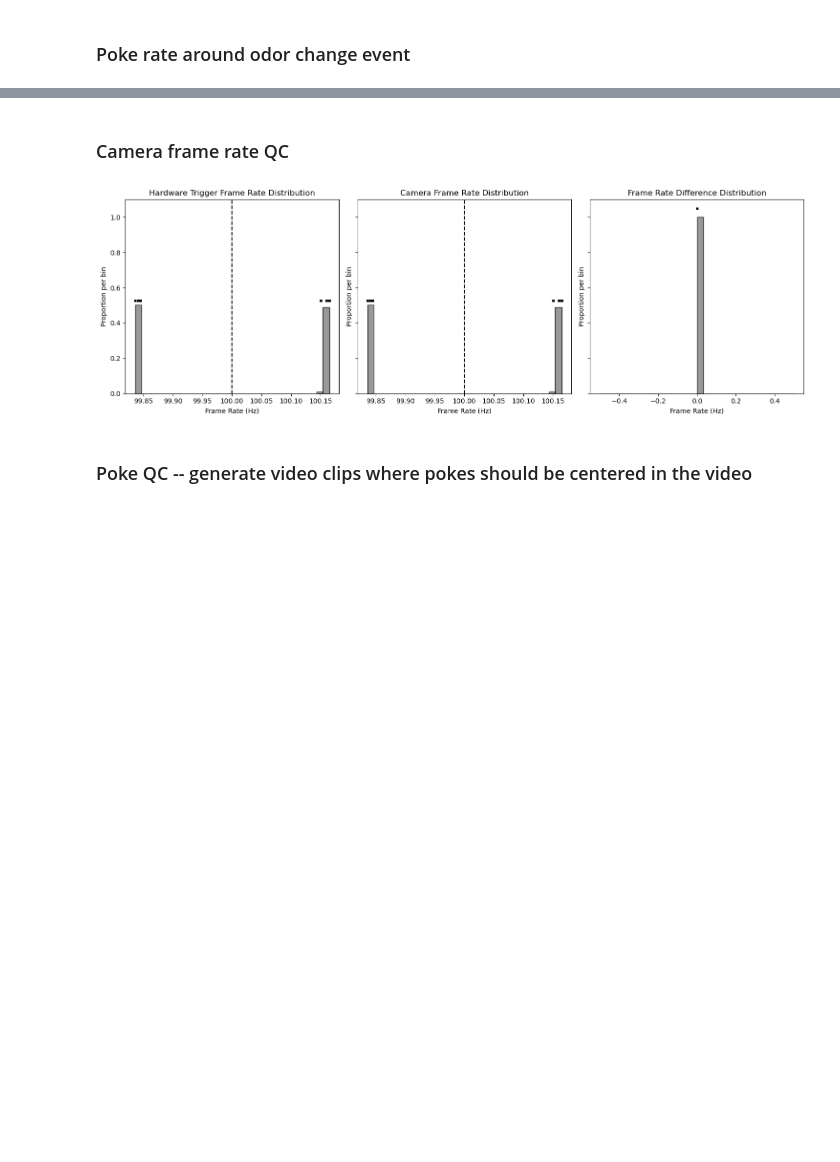
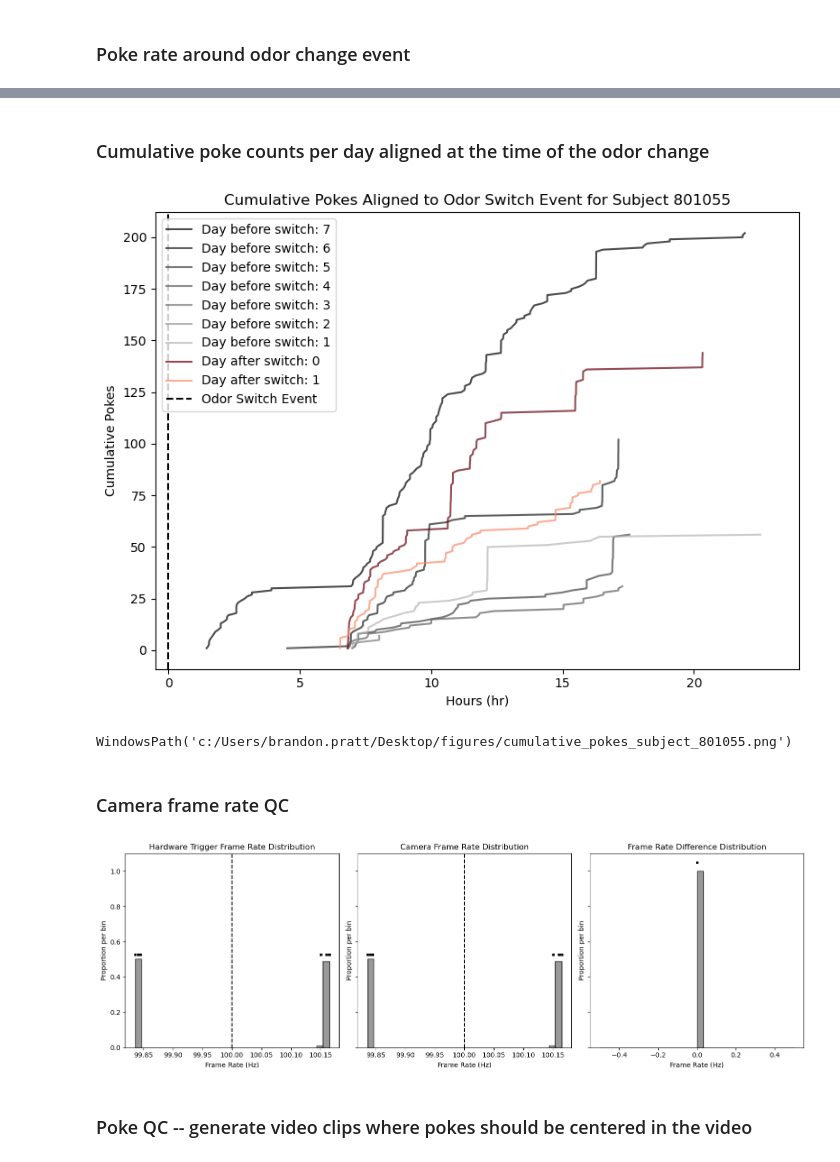
Before and after one commit to goatsofnaxos/Delphi, a Jupyter notebook: analysis/delphi_qc.ipynb, the cells around one changed output, grey strips where cells are left out. Cells and saved outputs as stored; diff of their text form; code cells hidden in the pictures; blank space fills up the shorter version.

Commit message:
Cumulative poke count analysis and bug fixes

```diff
--- a/analysis/delphi_qc.ipynb
+++ b/analysis/delphi_qc.ipynb
@@ -739,0 +757,2 @@ plt.show()
+# %% [markdown]
+### Cumulative poke counts per day aligned at the time of the odor change
@@ -740,3 +804,56 @@ plt.show()
+# %%
+fig_path = pathlib.Path.cwd().parent.parent.parent.joinpath("figures")
+# %%
+# Plot the culmulative pokes for each day aligned to the time of odor switch
+# Cmap for baseline period
+subject_id = "801055"  # "835602"
+cmap_before = plt.get_cmap("Greys")
+cmap_before = cmap_before(np.linspace(0.4, 1, days_before + 1))
+
+# Cmap for odor/change period
+cmap_after = plt.get_cmap("Reds_r")
+cmap_after = cmap_after(np.linspace(0, 0.6, days_after + 1))
+
+fig = plt.figure(figsize=(8, 6))
+for i in range(len(cum_pokes)):
+    if day_id[i] < 0:
+        plt.plot(
+            cum_times[i] / 3600,
+            cum_pokes[i],
+            color=cmap_before[-day_id[i] - 1],
+            label=f"Day before switch: {-day_id[i]}",
+            alpha=0.7,
+        )
+    else:
+        plt.plot(
+            cum_times[i] / 3600,
+            cum_pokes[i],
+            color=cmap_after[day_id[i]],
+            label=f"Day after switch: {day_id[i]}",
+            alpha=0.7,
+        )
+plt.xlabel("Hours (hr)")
+plt.ylabel("Cumulative Pokes")
+plt.title(f"Cumulative Pokes Aligned to Odor Switch Event for Subject {subject_id}")
+plt.xlim([-0.5, 24])
+plt.axvline(x=0, color="black", linestyle="--", label="Odor Switch Event")
+plt.legend(fontsize=10)
+plt.tight_layout()
+plt.show()
+
+# Save figure
+results_dir = fig_path.joinpath(f"cumulative_pokes_subject_{subject_id}.png")
+fig.savefig(
+    results_dir,
+    dpi=300,
+    bbox_inches="tight",
+)
+# %% [output]
+[figure, added]
+# %%
+fig_path.joinpath(f"cumulative_pokes_subject_{subject_id}.png")
+# %% [output]
+WindowsPath('c:/Users/brandon.pratt/Desktop/figures/cumulative_pokes_subject_801055.png')
 # %% [markdown]
 ### Camera frame rate QC
 # %%
```
Also changed, not shown: parts of 9 cells of this notebook.
